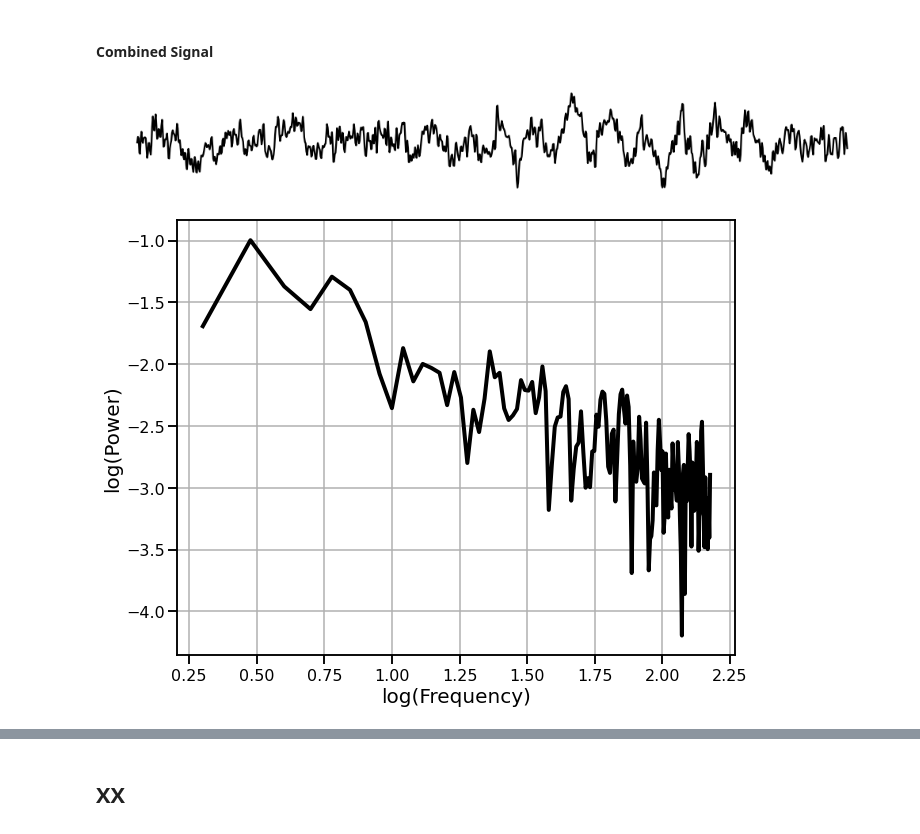
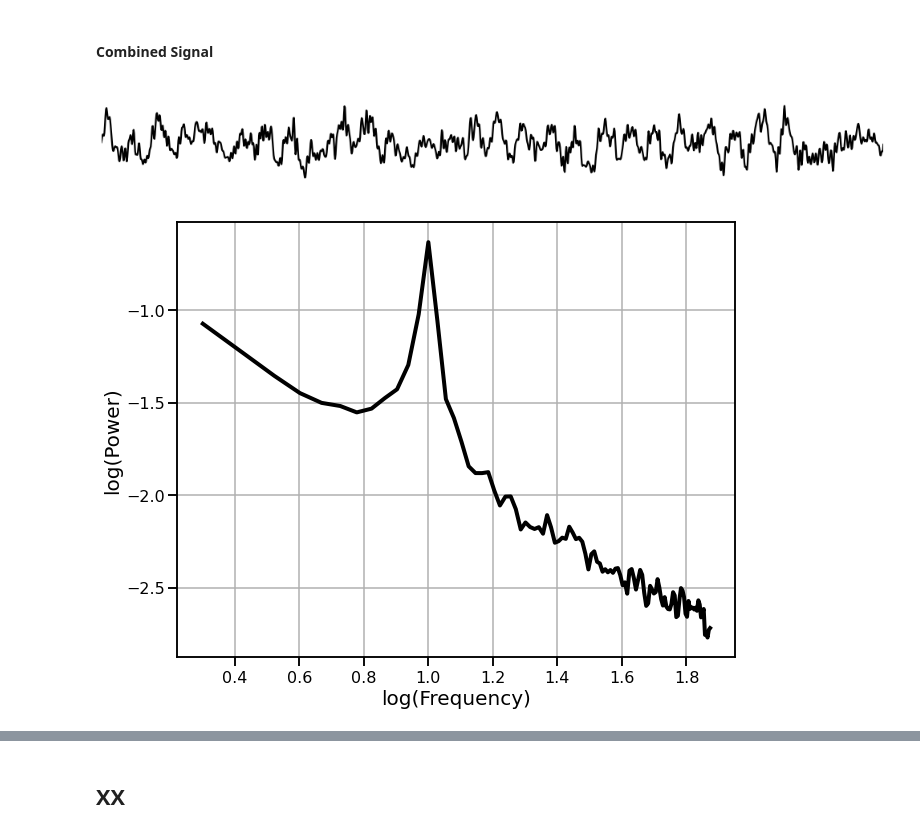
Before and after one commit to TomDonoghue/OverviewFigures, a Jupyter notebook: simulations.ipynb, the cells around one changed output, grey strips where cells are left out. Cells and saved outputs as stored; diff of their text form; code cells hidden in the pictures.

```diff
--- a/simulations.ipynb
+++ b/simulations.ipynb
@@ -32,0 +25,4 @@ exps = np.arange(-2.25, -0.25, 0.25)
+# %%
+# Simulation settings
+fs = 500
+n_seconds = 60
@@ -70,21 +80,21 @@ if SAVE_FIG:
 # %% [markdown]
 #### Combined Signal
 # %%
-comps = {'sim_powerlaw' : {'exponent' : -1, 'f_range' : [1, 150]},
+comps = {'sim_powerlaw' : {'exponent' : -1, 'f_range' : [1, 100]},
          'sim_bursty_oscillation' : {'freq' : 10}}
 sig = sim_combined(n_seconds, fs, comps)
 # %%
-plot_time_series(times, sig)#, xlim=[1, 1.5])
+plot_time_series(times, sig, xlim=[1, 4])
 plt.gca().axis('off')
 if SAVE_FIG:
     plt.savefig('oscillation_time_series.pdf')
 # %% [output]
-[figure, old version]
+[figure, new version]
 # %%
-freqs, powers = compute_spectrum(pink, fs)
-plot_spectrum(*trim_spectrum(freqs, powers, [2, 150]),
+freqs, powers = compute_spectrum(sig, fs, nperseg=1.5*fs, noverlap=fs)
+plot_spectrum(*trim_spectrum(freqs, powers, [2, 75]),
               log_freqs=True, log_powers=True, lw=4, color='black')
 if SAVE_FIG:
-    plt.savefig('pink_noise_spectrum.svg', dpi=300)
+    plt.savefig('oscillation_spectrum.svg', dpi=300)
 # %% [output]
-[figure, old version]
+[figure, new version]
```
Also changed, not shown: parts of 16 cells of this notebook, 4 other files.
